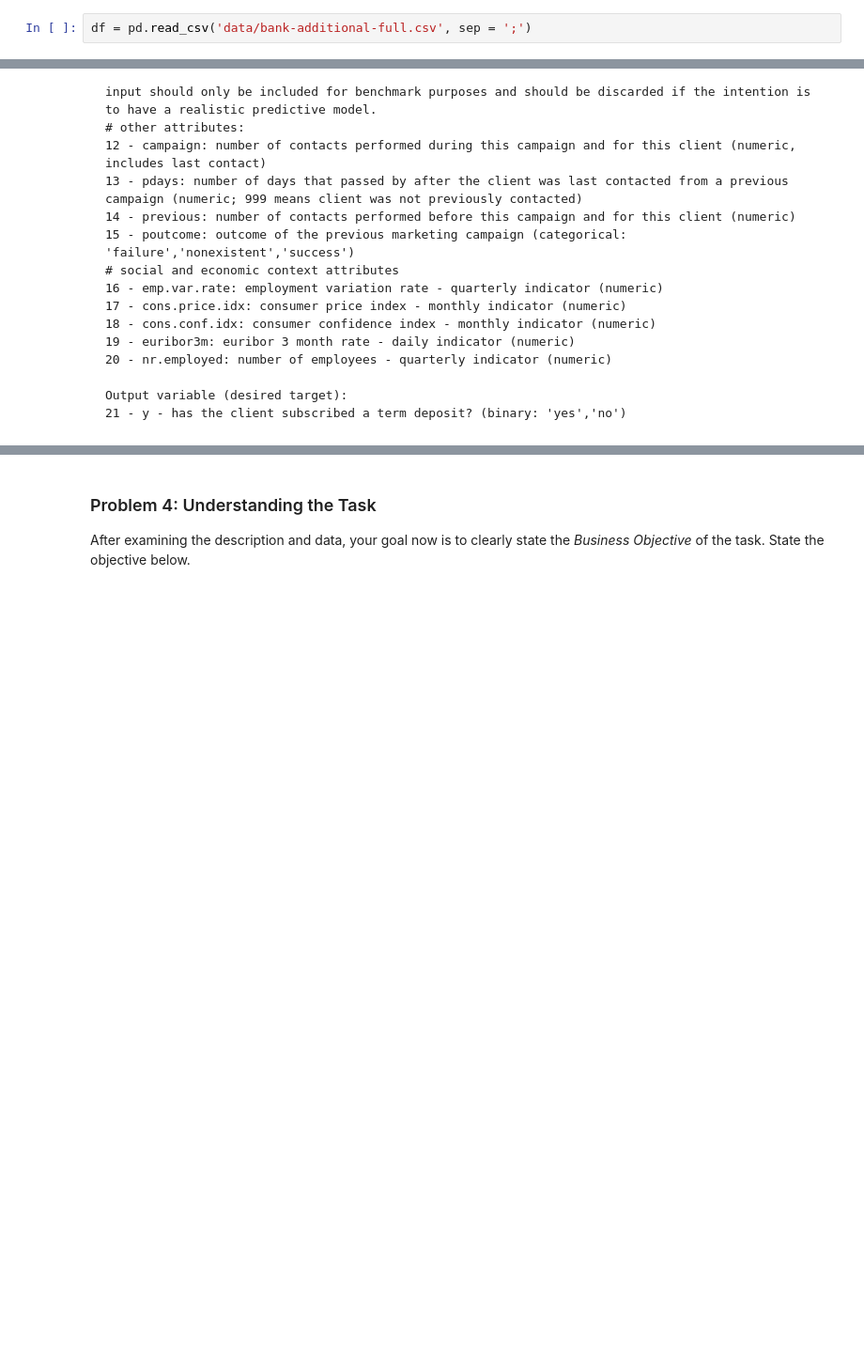
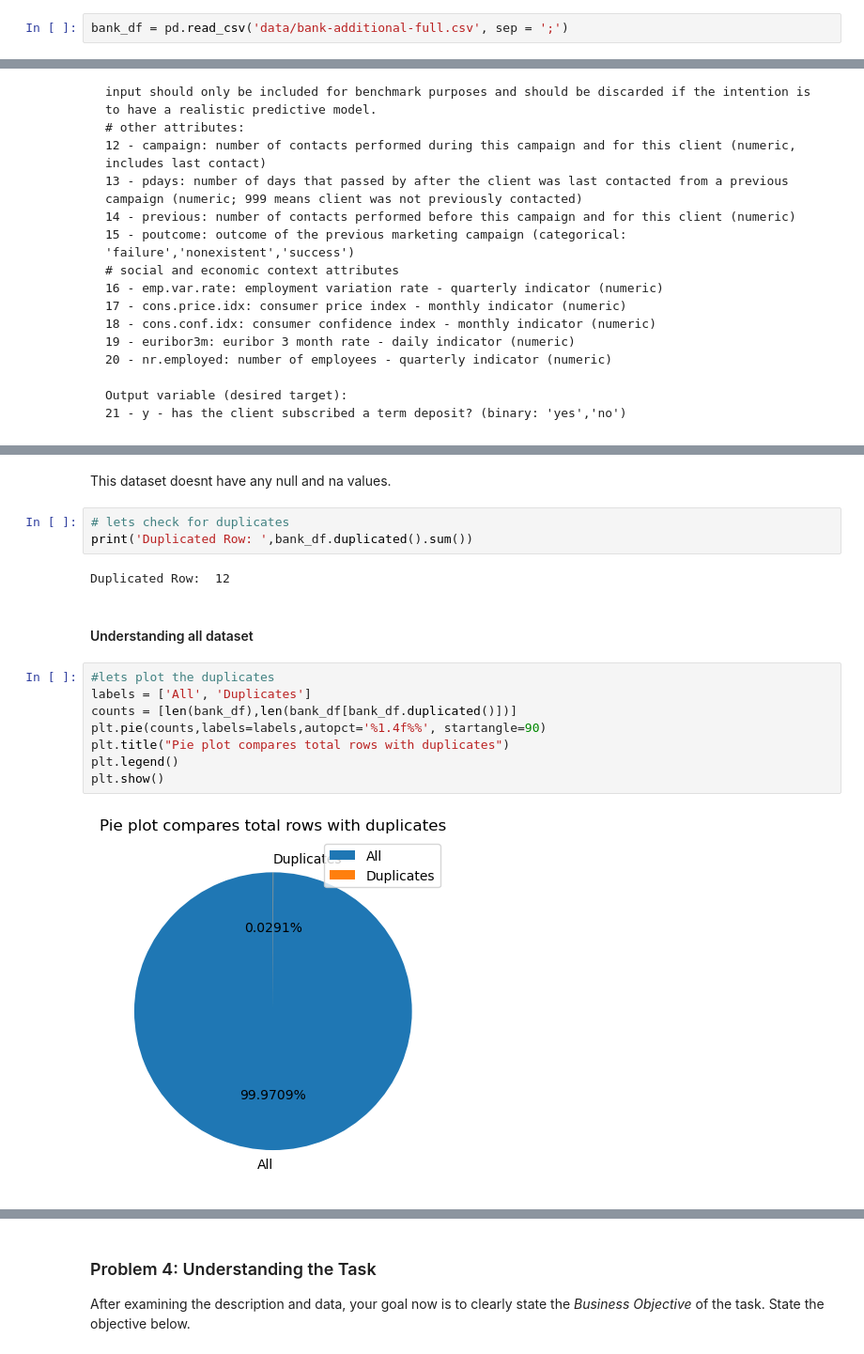
Before and after one commit to trguduru/bank_marketing_prediction, a Jupyter notebook: prompt_III.ipynb, the cells around one changed output, grey strips where cells are left out. Shown at 94% size. Cells and saved outputs as stored; diff of their text form; blank space fills up the shorter version.

```diff
--- a/prompt_III.ipynb
+++ b/prompt_III.ipynb
@@ -19,3 +70,3 @@ import pandas as pd
 # %%
-df = pd.read_csv('data/bank-additional-full.csv', sep = ';')
+bank_df = pd.read_csv('data/bank-additional-full.csv', sep = ';')
 # %%
@@ -67,0 +181,19 @@ Output variable (desired target):
+# %% [markdown]
+This dataset doesnt have any  null and na values.
+# %%
+# lets check for duplicates
+print('Duplicated Row: ',bank_df.duplicated().sum())
+# %% [output]
+Duplicated Row:  12
+# %% [markdown]
+#### Understanding all dataset
+# %%
+#lets plot the duplicates
+labels = ['All', 'Duplicates']
+counts = [len(bank_df),len(bank_df[bank_df.duplicated()])]
+plt.pie(counts,labels=labels,autopct='%1.4f%%', startangle=90)
+plt.title("Pie plot compares total rows with duplicates")
+plt.legend()
+plt.show()
+# %% [output]
+[figure, added]
```
Also changed, not shown: parts of 86 cells of this notebook.
